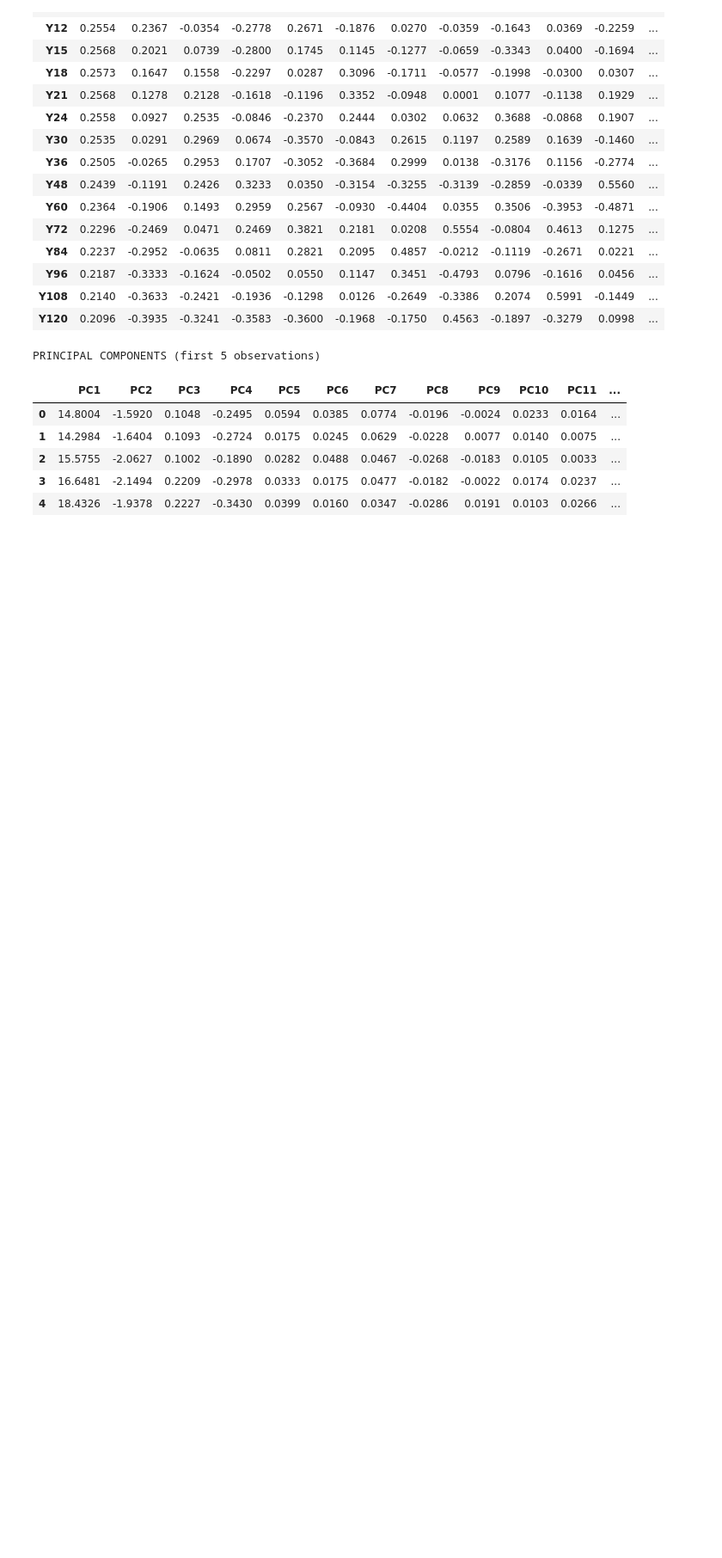
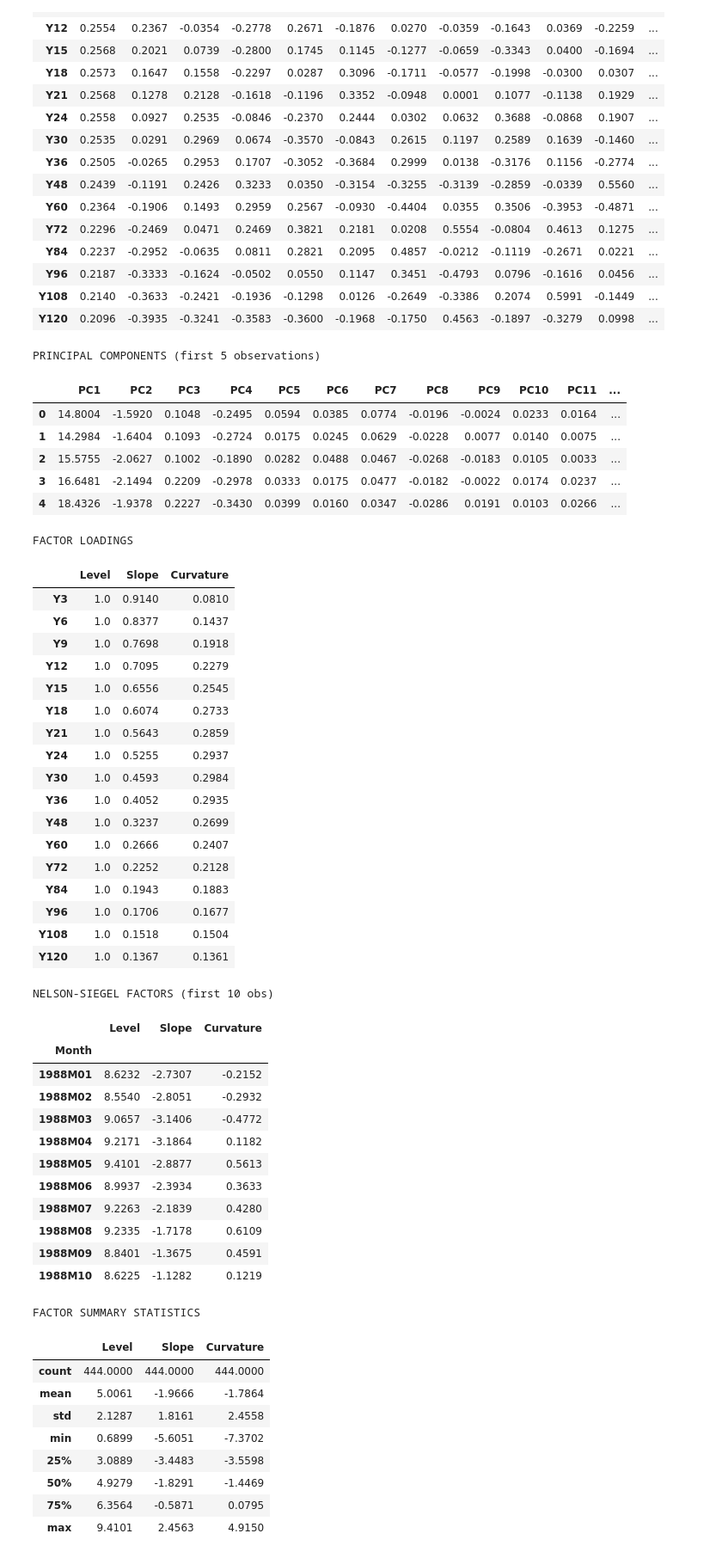
Before and after one commit to bashkip/qmf_a2, a Jupyter notebook: main.ipynb, the cells around one changed output. Shown at 86% size. Cells and saved outputs as stored; diff of their text form; code cells hidden in the pictures; blank space fills up the shorter version.

```diff
--- a/main.ipynb
+++ b/main.ipynb
@@ -369,3 +371,78 @@ PRINCIPAL COMPONENTS (first 5 observations)
 | 2 | 15.5755 | -2.0627 | 0.1002 | -0.1890 | 0.0282 | 0.0488 | 0.0467 | -0.0268 | -0.0183 | 0.0105 | 0.0033 | ... |
 | 3 | 16.6481 | -2.1494 | 0.2209 | -0.2978 | 0.0333 | 0.0175 | 0.0477 | -0.0182 | -0.0022 | 0.0174 | 0.0237 | ... |
 | 4 | 18.4326 | -1.9378 | 0.2227 | -0.3430 | 0.0399 | 0.0160 | 0.0347 | -0.0286 | 0.0191 | 0.0103 | 0.0266 | ... |
+# %%
+# Extract maturities (e.g., Y003 -> 3)
+maturities = np.array([int(col[1:]) for col in yield_cols])
+
+# Fixed lambda
+lam = 0.0609
+
+# ===== FACTOR LOADINGS =====
+L1 = np.ones(len(maturities))  # Level
+L2 = (1 - np.exp(-lam * maturities)) / (lam * maturities)  # Slope
+L3 = L2 - np.exp(-lam * maturities)  # Curvature
+
+L = np.column_stack([L1, L2, L3])
+
+print("FACTOR LOADINGS")
+loadings_df = pd.DataFrame(L, index=yield_cols, columns=['Level', 'Slope', 'Curvature'])
+display(loadings_df.round(4))
+
+# ===== ESTIMATE FACTORS VIA OLS FOR EACH t =====
+factors = np.zeros((len(yields_only), 3))
+
+for t in range(len(yields_only)):
+    y_t = yields_only.iloc[t].values
+    factors[t] = np.linalg.lstsq(L, y_t, rcond=None)[0]
+
+factors_df = pd.DataFrame(factors, index=data_df['Month'], columns=['Level', 'Slope', 'Curvature'])
+
+print("\nNELSON-SIEGEL FACTORS (first 10 obs)")
+display(factors_df.head(10).round(4))
+
+print("\nFACTOR SUMMARY STATISTICS")
+display(factors_df.describe().round(4))
+# %% [output]
+FACTOR LOADINGS
+|  | Level | Slope | Curvature |
+| Y3 | 1.0 | 0.9140 | 0.0810 |
+| Y6 | 1.0 | 0.8377 | 0.1437 |
+| Y9 | 1.0 | 0.7698 | 0.1918 |
+| Y12 | 1.0 | 0.7095 | 0.2279 |
+| Y15 | 1.0 | 0.6556 | 0.2545 |
+| Y18 | 1.0 | 0.6074 | 0.2733 |
+| Y21 | 1.0 | 0.5643 | 0.2859 |
+| Y24 | 1.0 | 0.5255 | 0.2937 |
+| Y30 | 1.0 | 0.4593 | 0.2984 |
+| Y36 | 1.0 | 0.4052 | 0.2935 |
+| Y48 | 1.0 | 0.3237 | 0.2699 |
+| Y60 | 1.0 | 0.2666 | 0.2407 |
+| Y72 | 1.0 | 0.2252 | 0.2128 |
+| Y84 | 1.0 | 0.1943 | 0.1883 |
+| Y96 | 1.0 | 0.1706 | 0.1677 |
+| Y108 | 1.0 | 0.1518 | 0.1504 |
+| Y120 | 1.0 | 0.1367 | 0.1361 |
+NELSON-SIEGEL FACTORS (first 10 obs)
+|  | Level | Slope | Curvature |
+| Month |  |  |  |
+| 1988M01 | 8.6232 | -2.7307 | -0.2152 |
+| 1988M02 | 8.5540 | -2.8051 | -0.2932 |
+| 1988M03 | 9.0657 | -3.1406 | -0.4772 |
+| 1988M04 | 9.2171 | -3.1864 | 0.1182 |
+| 1988M05 | 9.4101 | -2.8877 | 0.5613 |
+| 1988M06 | 8.9937 | -2.3934 | 0.3633 |
+| 1988M07 | 9.2263 | -2.1839 | 0.4280 |
+| 1988M08 | 9.2335 | -1.7178 | 0.6109 |
+| 1988M09 | 8.8401 | -1.3675 | 0.4591 |
+| 1988M10 | 8.6225 | -1.1282 | 0.1219 |
+FACTOR SUMMARY STATISTICS
+|  | Level | Slope | Curvature |
+| count | 444.0000 | 444.0000 | 444.0000 |
+| mean | 5.0061 | -1.9666 | -1.7864 |
+| std | 2.1287 | 1.8161 | 2.4558 |
+| min | 0.6899 | -5.6051 | -7.3702 |
+| 25% | 3.0889 | -3.4483 | -3.5598 |
+| 50% | 4.9279 | -1.8291 | -1.4469 |
+| 75% | 6.3564 | -0.5871 | 0.0795 |
+| max | 9.4101 | 2.4563 | 4.9150 |
```
Also changed, not shown: parts of 9 cells of this notebook.
